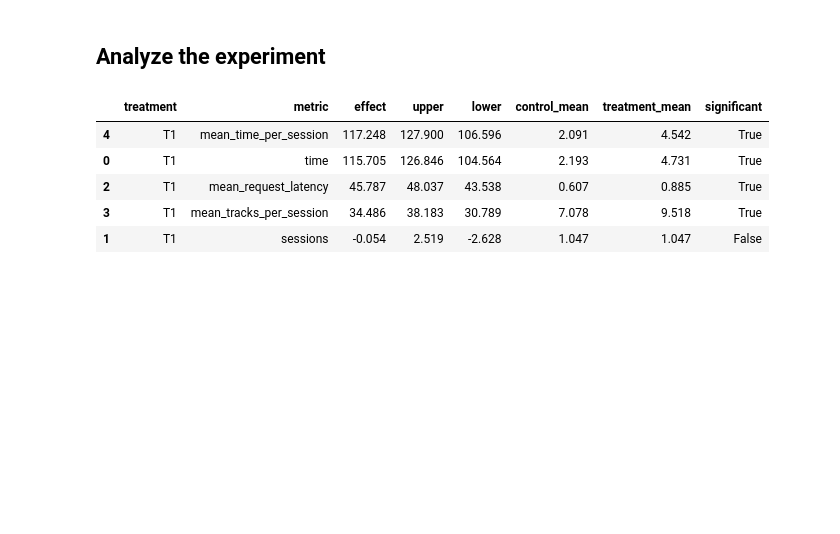
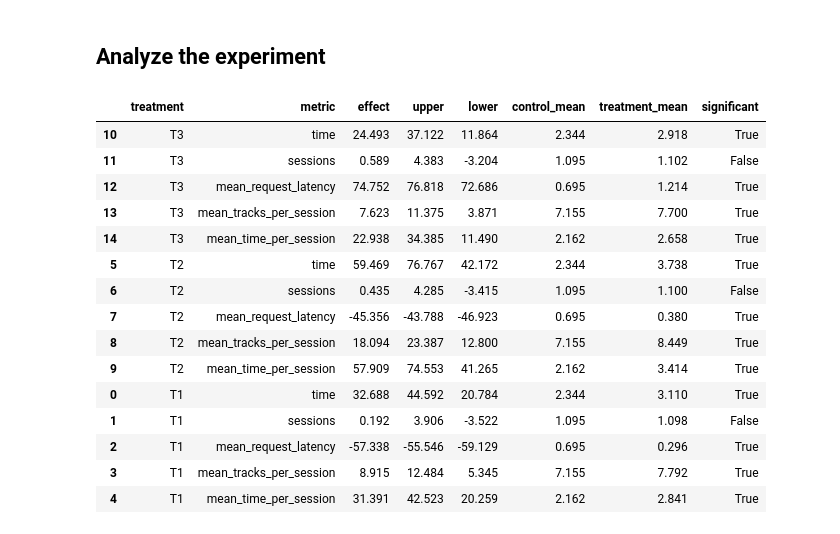
Before and after one commit to marychatte/Botify, a Jupyter notebook: jupyter/Week1Seminar.ipynb, the cells around one changed output. Saved outputs shown, nothing was run; the diff lists cells and outputs as text; code cells hidden in the pictures; blank space fills up the shorter version.

```diff
--- a/jupyter/Week1Seminar.ipynb
+++ b/jupyter/Week1Seminar.ipynb
@@ -15,9 +15,9 @@ pd.set_option("display.precision", 3)
 
 %matplotlib inline
 # %%
-experiment = "STICKY_ARTIST"
+experiment = "TOP_POP"
 # %%
-data = pd.read_json("/Users/n.anokhin/Desktop/log/data.json", lines=True)
+data = pd.read_json("/Users/n.anokhin/Desktop/data.json", lines=True)
 data["treatment"] = data["experiments"].map(lambda experiments: experiments[experiment])
 # %% [markdown]
 ## Visualize sessions
@@ -147,31 +147,41 @@ for treatment, row in treatment_level_metrics.iterrows():
 # %%
 def color(value):
     return 'color:red;' if value < 0 else 'color:green;'
 
 def background(value):
     return 'color:white;background-color:green' if value else 'color:white;background-color:red'
 
 
 (
     pd.DataFrame(effects)[[
         "treatment",
         "metric",
         "effect",
         "upper",
         "lower",
         "control_mean",
         "treatment_mean",
         "significant"
     ]]
-    .sort_values("effect", ascending=False)
+    .sort_values("treatment", ascending=False)
     .style
     .applymap(color, subset=["effect", "upper", "lower"])
     .applymap(background, subset=["significant"])
 )
 # %% [output]
 |  | treatment | metric | effect | upper | lower | control_mean | treatment_mean | significant |
-| 4 | T1 | mean_time_per_session | 117.248 | 127.900 | 106.596 | 2.091 | 4.542 | True |
-| 0 | T1 | time | 115.705 | 126.846 | 104.564 | 2.193 | 4.731 | True |
-| 2 | T1 | mean_request_latency | 45.787 | 48.037 | 43.538 | 0.607 | 0.885 | True |
-| 3 | T1 | mean_tracks_per_session | 34.486 | 38.183 | 30.789 | 7.078 | 9.518 | True |
-| 1 | T1 | sessions | -0.054 | 2.519 | -2.628 | 1.047 | 1.047 | False |
+| 10 | T3 | time | 24.493 | 37.122 | 11.864 | 2.344 | 2.918 | True |
+| 11 | T3 | sessions | 0.589 | 4.383 | -3.204 | 1.095 | 1.102 | False |
+| 12 | T3 | mean_request_latency | 74.752 | 76.818 | 72.686 | 0.695 | 1.214 | True |
+| 13 | T3 | mean_tracks_per_session | 7.623 | 11.375 | 3.871 | 7.155 | 7.700 | True |
+| 14 | T3 | mean_time_per_session | 22.938 | 34.385 | 11.490 | 2.162 | 2.658 | True |
+| 5 | T2 | time | 59.469 | 76.767 | 42.172 | 2.344 | 3.738 | True |
+| 6 | T2 | sessions | 0.435 | 4.285 | -3.415 | 1.095 | 1.100 | False |
+| 7 | T2 | mean_request_latency | -45.356 | -43.788 | -46.923 | 0.695 | 0.380 | True |
+| 8 | T2 | mean_tracks_per_session | 18.094 | 23.387 | 12.800 | 7.155 | 8.449 | True |
+| 9 | T2 | mean_time_per_session | 57.909 | 74.553 | 41.265 | 2.162 | 3.414 | True |
+| 0 | T1 | time | 32.688 | 44.592 | 20.784 | 2.344 | 3.110 | True |
+| 1 | T1 | sessions | 0.192 | 3.906 | -3.522 | 1.095 | 1.098 | False |
+| 2 | T1 | mean_request_latency | -57.338 | -55.546 | -59.129 | 0.695 | 0.296 | True |
+| 3 | T1 | mean_tracks_per_session | 8.915 | 12.484 | 5.345 | 7.155 | 7.792 | True |
+| 4 | T1 | mean_time_per_session | 31.391 | 42.523 | 20.259 | 2.162 | 2.841 | True |
```
Also changed, not shown: parts of 2 cells of this notebook, 4 other files.
